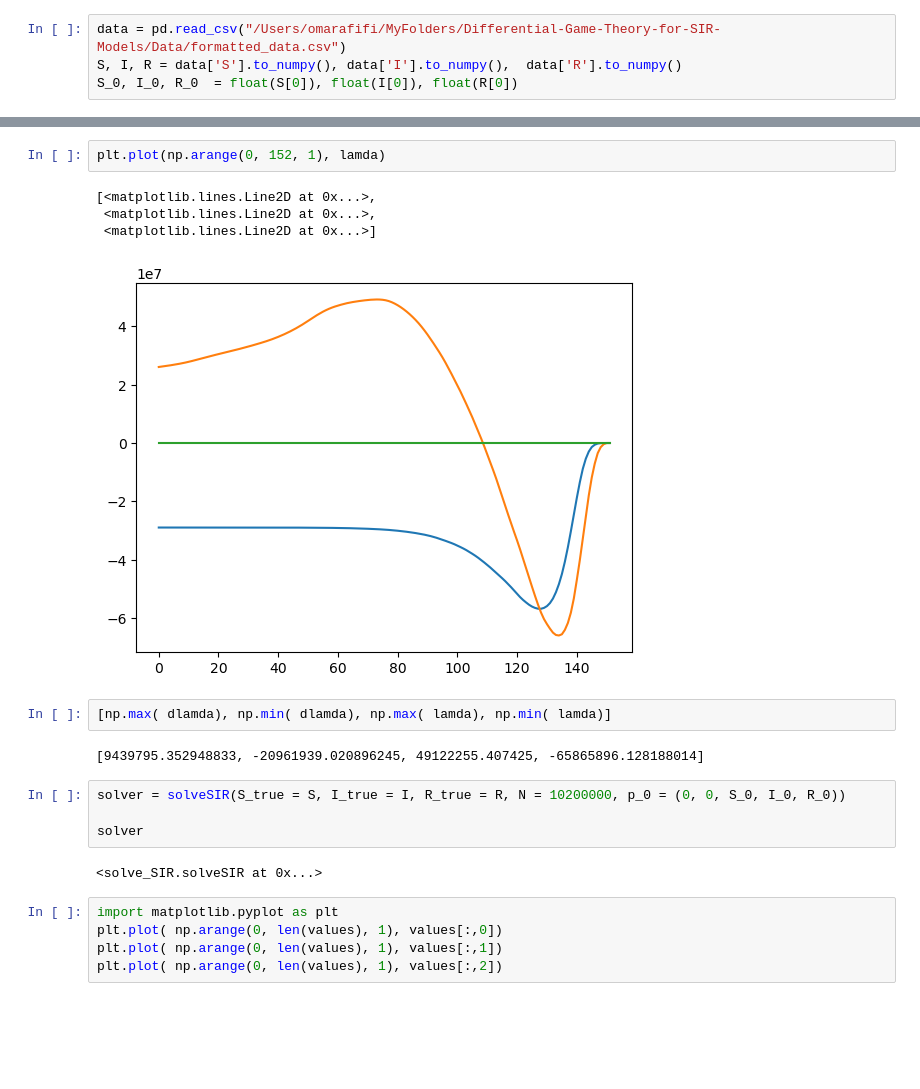
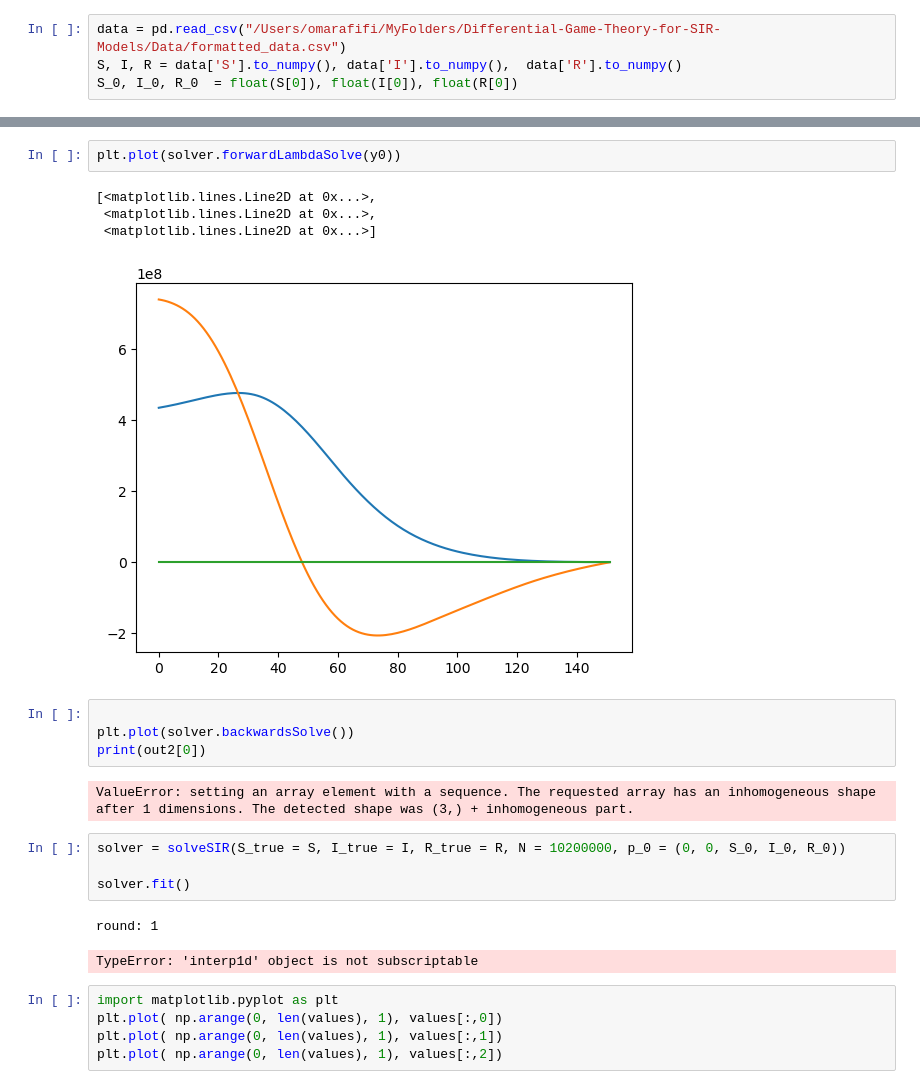
Before and after one commit to oaf9/Differential-Game-Theory-for-SIR-Models, a Jupyter notebook: Code/sir_notebook.ipynb, the cells around one changed output, grey strips where cells are left out. Saved outputs shown, nothing was run; the diff lists cells and outputs as text; blank space fills up the shorter version.

```diff
--- a/Code/sir_notebook.ipynb
+++ b/Code/sir_notebook.ipynb
@@ -56,20 +54,23 @@ NameError: name 'df' is not defined
-# %%
-plt.plot(np.arange(0, 152, 1), lamda)
-# %% [output]
-[<matplotlib.lines.Line2D at 0x...>,
- <matplotlib.lines.Line2D at 0x...>,
- <matplotlib.lines.Line2D at 0x...>]
-[figure, removed]
-# %%
-[np.max( dlamda), np.min( dlamda), np.max( lamda), np.min( lamda)]
-# %% [output]
-[9439795.352948833, -20961939.020896245, 49122255.407425, -65865896.128188014]
+# %%
+plt.plot(solver.forwardLambdaSolve(y0))
+# %% [output]
+[<matplotlib.lines.Line2D at 0x...>,
+ <matplotlib.lines.Line2D at 0x...>,
+ <matplotlib.lines.Line2D at 0x...>]
+[figure, added]
+# %%
+
+plt.plot(solver.backwardsSolve())
+print(out2[0])
+# %% [output]
+ValueError: setting an array element with a sequence. The requested array has an inhomogeneous shape after 1 dimensions. The detected shape was (3,) + inhomogeneous part.
 # %%
 solver = solveSIR(S_true = S, I_true = I, R_true = R, N = 10200000, p_0 = (0, 0, S_0, I_0, R_0))
 
-solver
+solver.fit()
 # %% [output]
-<solve_SIR.solveSIR at 0x...>
+round: 1
+TypeError: 'interp1d' object is not subscriptable
 # %%
 import matplotlib.pyplot as plt
 plt.plot( np.arange(0, len(values), 1), values[:,0])
```
Also changed, not shown: parts of 7 cells of this notebook, 1 other file.
